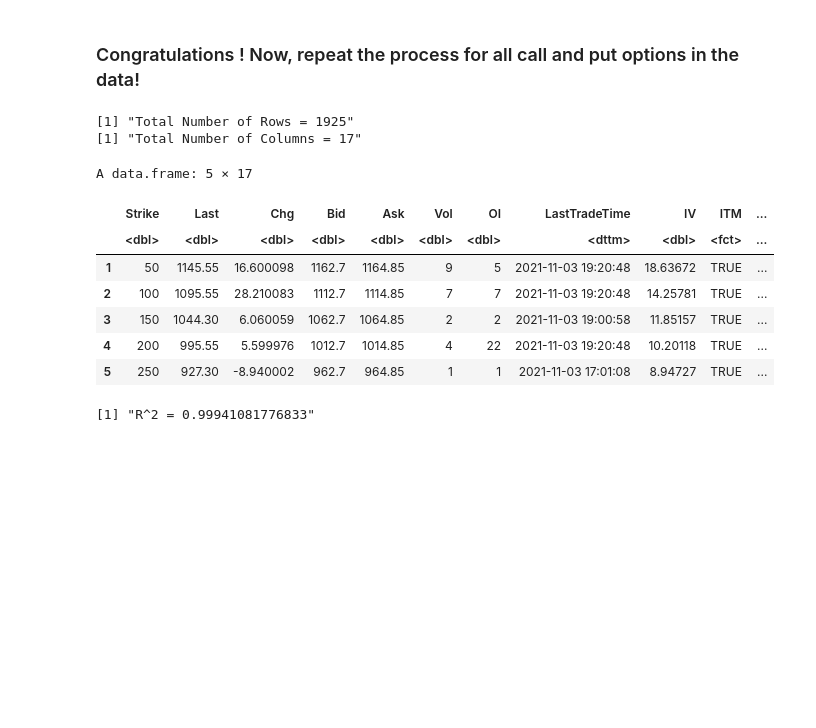
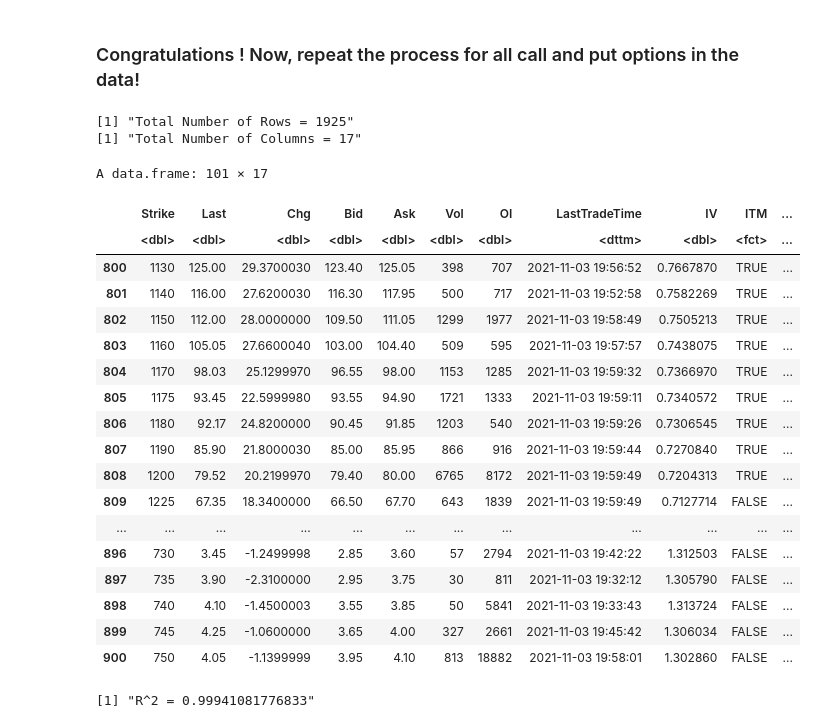
Before and after one commit to Riley25/Pricing-and-Hedging, a Jupyter notebook: FE-620/R/Step 5 - Model Deployment.ipynb, the cells around one changed output. Cells and saved outputs as stored; diff of their text form; code cells hidden in the pictures; blank space fills up the shorter version.

```diff
--- a/FE-620/R/Step 5 - Model Deployment.ipynb
+++ b/FE-620/R/Step 5 - Model Deployment.ipynb
@@ -232,22 +243,33 @@ TSLA_OPTIONS <- cbind(TSLA_OPTIONS, df)
 # %%
 n_row = dim(TSLA_OPTIONS)[1]
 n_col = dim(TSLA_OPTIONS)[2]
 
 print(paste(c("Total Number of Rows = ", n_row), collapse = ''))
 print(paste(c("Total Number of Columns = ", n_col), collapse = ''))
 
-TSLA_OPTIONS[1:5,]
+TSLA_OPTIONS[900:1000,]
 # %% [output]
 [1] "Total Number of Rows = 1925"
 [1] "Total Number of Columns = 17"
-A data.frame: 5 × 17
+A data.frame: 101 × 17
 |  | Strike | Last | Chg | Bid | Ask | Vol | OI | LastTradeTime | IV | ITM | ... |
 |  | <dbl> | <dbl> | <dbl> | <dbl> | <dbl> | <dbl> | <dbl> | <dttm> | <dbl> | <fct> | ... |
-| 1 | 50 | 1145.55 | 16.600098 | 1162.7 | 1164.85 | 9 | 5 | 2021-11-03 19:20:48 | 18.63672 | TRUE | ... |
-| 2 | 100 | 1095.55 | 28.210083 | 1112.7 | 1114.85 | 7 | 7 | 2021-11-03 19:20:48 | 14.25781 | TRUE | ... |
-| 3 | 150 | 1044.30 | 6.060059 | 1062.7 | 1064.85 | 2 | 2 | 2021-11-03 19:00:58 | 11.85157 | TRUE | ... |
-| 4 | 200 | 995.55 | 5.599976 | 1012.7 | 1014.85 | 4 | 22 | 2021-11-03 19:20:48 | 10.20118 | TRUE | ... |
-| 5 | 250 | 927.30 | -8.940002 | 962.7 | 964.85 | 1 | 1 | 2021-11-03 17:01:08 | 8.94727 | TRUE | ... |
+| 800 | 1130 | 125.00 | 29.3700030 | 123.40 | 125.05 | 398 | 707 | 2021-11-03 19:56:52 | 0.7667870 | TRUE | ... |
+| 801 | 1140 | 116.00 | 27.6200030 | 116.30 | 117.95 | 500 | 717 | 2021-11-03 19:52:58 | 0.7582269 | TRUE | ... |
+| 802 | 1150 | 112.00 | 28.0000000 | 109.50 | 111.05 | 1299 | 1977 | 2021-11-03 19:58:49 | 0.7505213 | TRUE | ... |
+| 803 | 1160 | 105.05 | 27.6600040 | 103.00 | 104.40 | 509 | 595 | 2021-11-03 19:57:57 | 0.7438075 | TRUE | ... |
+| 804 | 1170 | 98.03 | 25.1299970 | 96.55 | 98.00 | 1153 | 1285 | 2021-11-03 19:59:32 | 0.7366970 | TRUE | ... |
+| 805 | 1175 | 93.45 | 22.5999980 | 93.55 | 94.90 | 1721 | 1333 | 2021-11-03 19:59:11 | 0.7340572 | TRUE | ... |
+| 806 | 1180 | 92.17 | 24.8200000 | 90.45 | 91.85 | 1203 | 540 | 2021-11-03 19:59:26 | 0.7306545 | TRUE | ... |
+| 807 | 1190 | 85.90 | 21.8000030 | 85.00 | 85.95 | 866 | 916 | 2021-11-03 19:59:44 | 0.7270840 | TRUE | ... |
+| 808 | 1200 | 79.52 | 20.2199970 | 79.40 | 80.00 | 6765 | 8172 | 2021-11-03 19:59:49 | 0.7204313 | TRUE | ... |
+| 809 | 1225 | 67.35 | 18.3400000 | 66.50 | 67.70 | 643 | 1839 | 2021-11-03 19:59:49 | 0.7127714 | FALSE | ... |
+| ... | ... | ... | ... | ... | ... | ... | ... | ... | ... | ... | ... |
+| 896 | 730 | 3.45 | -1.2499998 | 2.85 | 3.60 | 57 | 2794 | 2021-11-03 19:42:22 | 1.312503 | FALSE | ... |
+| 897 | 735 | 3.90 | -2.3100000 | 2.95 | 3.75 | 30 | 811 | 2021-11-03 19:32:12 | 1.305790 | FALSE | ... |
+| 898 | 740 | 4.10 | -1.4500003 | 3.55 | 3.85 | 50 | 5841 | 2021-11-03 19:33:43 | 1.313724 | FALSE | ... |
+| 899 | 745 | 4.25 | -1.0600000 | 3.65 | 4.00 | 327 | 2661 | 2021-11-03 19:45:42 | 1.306034 | FALSE | ... |
+| 900 | 750 | 4.05 | -1.1399999 | 3.95 | 4.10 | 813 | 18882 | 2021-11-03 19:58:01 | 1.302860 | FALSE | ... |
 # %%
 R2 <- function (y, y_hat){
   rss <- sum((y_hat - y)^2)
```
Also changed, not shown: parts of 3 cells of this notebook, 3 other files.
